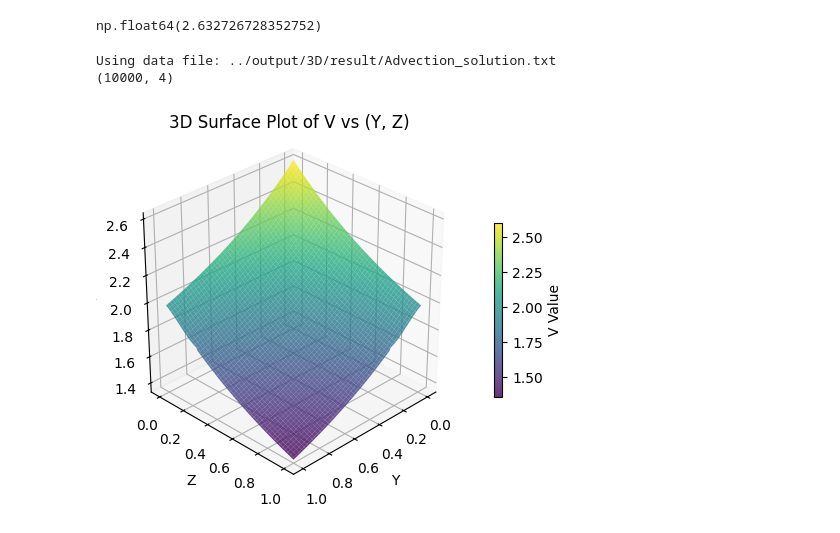
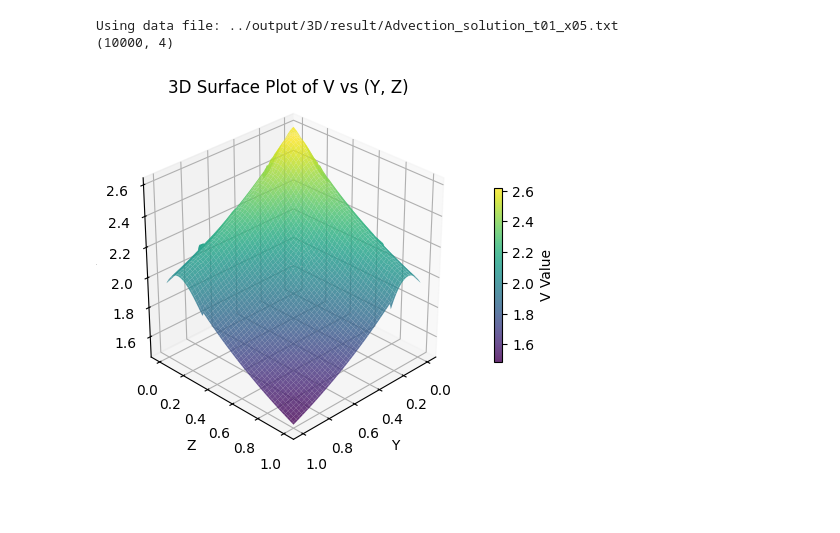
Before and after one commit to dingtao-shen/DG-Solver-for-3D-Advection-Diffusion-Equation, a Jupyter notebook: output/plot.ipynb, the cells around one changed output. Cells and saved outputs as stored; diff of their text form; code cells hidden in the pictures.

```diff
--- a/output/plot.ipynb
+++ b/output/plot.ipynb
@@ -5,16 +5,12 @@ from mpl_toolkits.mplot3d import Axes3D
 # %%
 def f(x, y, z, t):
     return (np.exp(-x) + np.exp(-y) + np.exp(-z)) * np.exp(t)
-# %%
-f(0.5,0.0,0.0,0.01)
-# %% [output]
-np.float64(2.632726728352752)
 # %%
 fig = plt.figure(figsize=[6.5,4])
 ax = fig.add_subplot(111, projection='3d')
 ax.set_box_aspect([1, 1, 1])
 
-filename = "../output/3D/result/Advection_solution.txt"
+filename = "../output/3D/result/Advection_solution_t01_x05.txt"
 print(f"Using data file: {filename}")
 data = np.loadtxt(filename, skiprows = 1)
 print (data.shape)
@@ -36,34 +32,37 @@ Ygrid = np.zeros((Ny,Nx))
 Zgrid = np.zeros((Ny,Nx))
 Vgrid = np.zeros((Ny,Nx))
 Vgrid_exact = np.zeros((Ny,Nx))
 
 for j in range(0,Ny):
 	for i in range (0,Nx):
 		Ygrid[j,i] = Y[i+j*Nx]
 		Zgrid[j,i] = Z[i+j*Nx]
 		Vgrid[j,i] = V[i+j*Nx]
-		Vgrid_exact[j,i] = f(0.5, Y[i+j*Nx], Z[i+j*Nx], 0.01)
+		Vgrid_exact[j,i] = f(0.5, Y[i+j*Nx], Z[i+j*Nx], 0.1)
 
 surf = ax.plot_surface(Ygrid, Zgrid, Vgrid, cmap='viridis',
                        edgecolor='none', alpha=0.8)
 
 # surf_exact = ax.plot_surface(Ygrid, Zgrid, Vgrid_exact,
+#                        edgecolor='none', alpha=0.8)
+
+# surf = ax.plot_surface(Ygrid, Zgrid, Vgrid - Vgrid_exact, cmap='viridis',
 #                        edgecolor='none', alpha=0.8)
 
 ax.set_xlabel('Y')
 ax.set_ylabel('Z')
 ax.set_zlabel('V')
 
 cbar = fig.colorbar(surf, ax=ax, shrink=0.5, aspect=20)
 cbar.set_label('V Value')
 
 ax.set_title('3D Surface Plot of V vs (Y, Z)')
 
 plt.tight_layout()
 ax.view_init(elev=30, azim=45)
-plt.savefig('Adv__t001_x05_Slice.pdf')
+plt.savefig('Adv_t01_x05.png')
 plt.show()
 # %% [output]
-Using data file: ../output/3D/result/Advection_solution.txt
+Using data file: ../output/3D/result/Advection_solution_t01_x05.txt
 (10000, 4)
-[figure, old version]
+[figure, new version]
```
Also changed, not shown: parts of 1 cell of this notebook, 29 other files.
